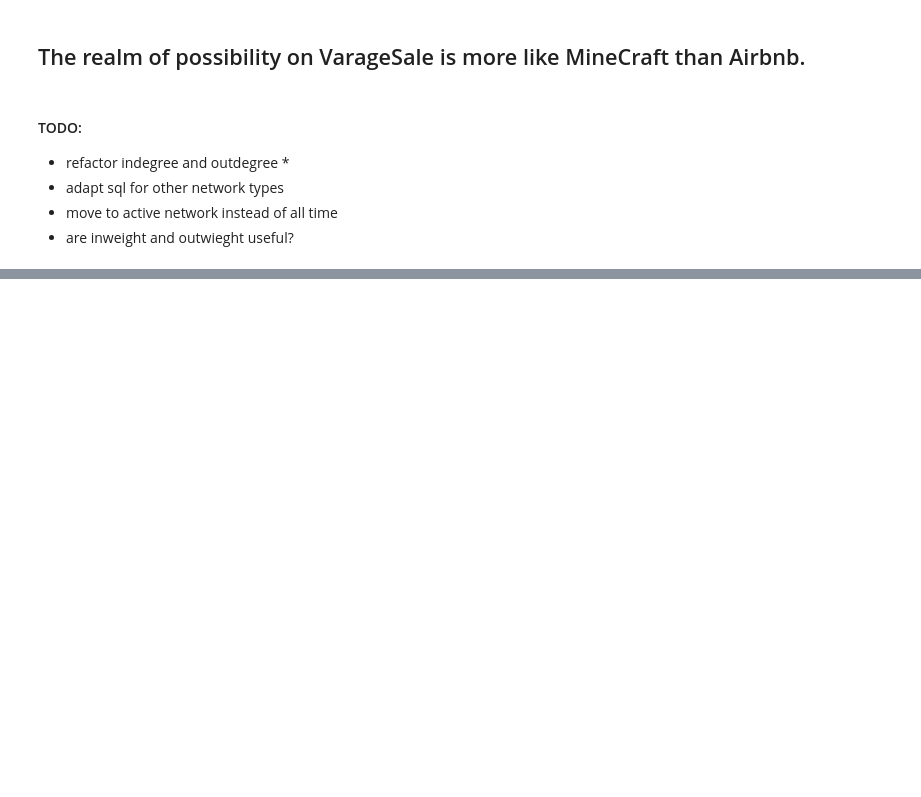
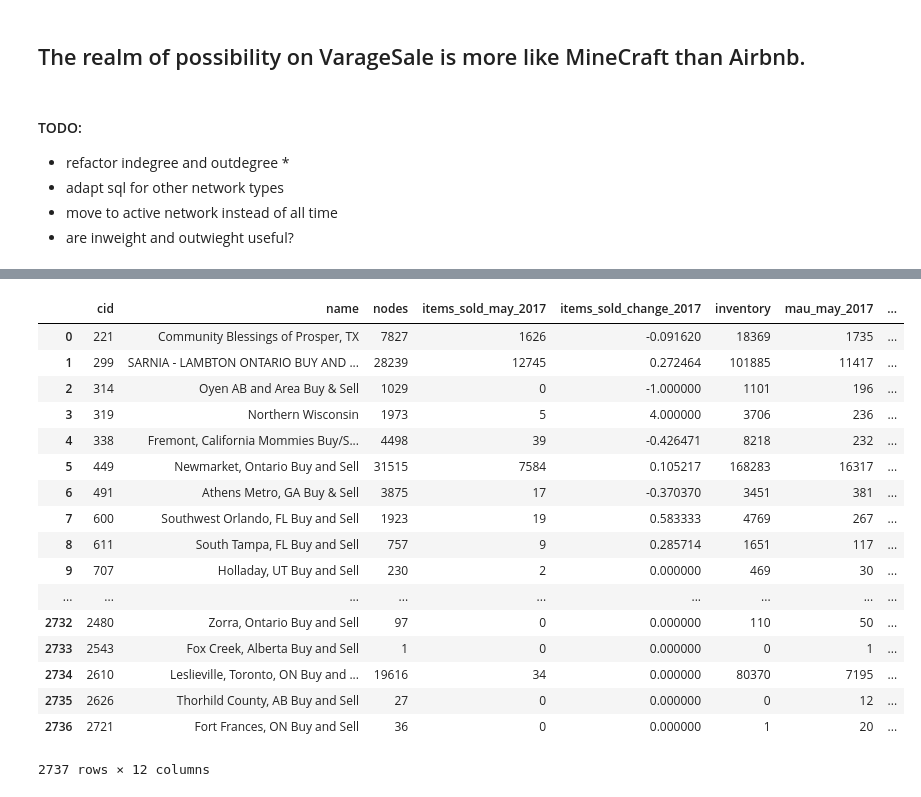
Before and after one commit to jharris1679/community_health, a Jupyter notebook: python/transaction_network_correlations.ipynb, the cells around one changed output, grey strips where cells are left out. Saved outputs shown, nothing was run; the diff lists cells and outputs as text; code cells hidden in the pictures; blank space fills up the shorter version.

```diff
--- a/python/transaction_network_correlations.ipynb
+++ b/python/transaction_network_correlations.ipynb
@@ -20,6 +18,11 @@
 # %%
+# initializing
+
 import pandas as pd
 import pandas_gbq as pgbq
+from multiprocessing import Pool
 from scipy import stats
 
+network_type = 'transaction'
+sql_modules = ['edges','edge_weight','indegree','outdegree']
 google_project_id = 'solid-ridge-104914'
@@ -51,0 +72,13 @@ Streaming Insert is 100.0% Complete
+# %%
+#make the worker work, join it all with generic community facts
+
+if __name__ == '__main__':
+    with Pool(processes=len(sql_modules)) as pool:
+        result = pool.map(bigquery_worker, (range(len(sql_modules),)))
+
+print('\n\nRetrieving generic community facts\n\n', sep='')
+raw_network = community_facts()
+print('\n\nJoining ',network_type,' stats to community facts\n\n', sep='')
+for i in range(len(result)):
+    raw_network = raw_network.join(result[i].set_index('cid'))
+print('\n\nDone\n\n', sep='')
@@ -51,0 +103,21 @@ Streaming Insert is 100.0% Complete
+# %%
+raw_network
+# %% [output]
+|  | cid | name | nodes | items_sold_may_2017 | items_sold_change_2017 | inventory | mau_may_2017 | ... |
+| 0 | 221 | Community Blessings of Prosper, TX | 7827 | 1626 | -0.091620 | 18369 | 1735 | ... |
+| 1 | 299 | SARNIA - LAMBTON ONTARIO BUY AND ... | 28239 | 12745 | 0.272464 | 101885 | 11417 | ... |
+| 2 | 314 | Oyen AB and Area Buy & Sell | 1029 | 0 | -1.000000 | 1101 | 196 | ... |
+| 3 | 319 | Northern Wisconsin | 1973 | 5 | 4.000000 | 3706 | 236 | ... |
+| 4 | 338 | Fremont, California Mommies Buy/S... | 4498 | 39 | -0.426471 | 8218 | 232 | ... |
+| 5 | 449 | Newmarket, Ontario Buy and Sell | 31515 | 7584 | 0.105217 | 168283 | 16317 | ... |
+| 6 | 491 | Athens Metro, GA Buy & Sell | 3875 | 17 | -0.370370 | 3451 | 381 | ... |
+| 7 | 600 | Southwest Orlando, FL Buy and Sell | 1923 | 19 | 0.583333 | 4769 | 267 | ... |
+| 8 | 611 | South Tampa, FL Buy and Sell | 757 | 9 | 0.285714 | 1651 | 117 | ... |
+| 9 | 707 | Holladay, UT Buy and Sell | 230 | 2 | 0.000000 | 469 | 30 | ... |
+| ... | ... | ... | ... | ... | ... | ... | ... | ... |
+| 2732 | 2480 | Zorra, Ontario Buy and Sell | 97 | 0 | 0.000000 | 110 | 50 | ... |
+| 2733 | 2543 | Fox Creek, Alberta Buy and Sell | 1 | 0 | 0.000000 | 0 | 1 | ... |
+| 2734 | 2610 | Leslieville, Toronto, ON Buy and ... | 19616 | 34 | 0.000000 | 80370 | 7195 | ... |
+| 2735 | 2626 | Thorhild County, AB Buy and Sell | 27 | 0 | 0.000000 | 0 | 12 | ... |
+| 2736 | 2721 | Fort Frances, ON Buy and Sell | 36 | 0 | 0.000000 | 1 | 20 | ... |
+2737 rows × 12 columns
```
Also changed, not shown: parts of 9 cells of this notebook, 10 other files.
